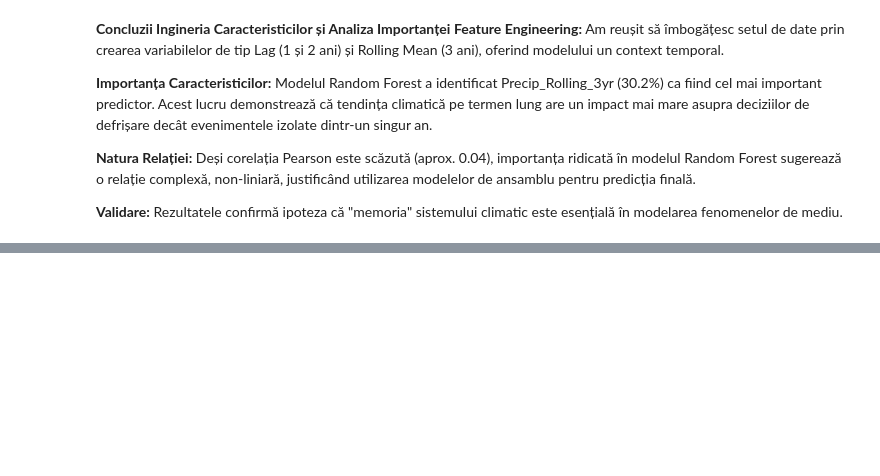
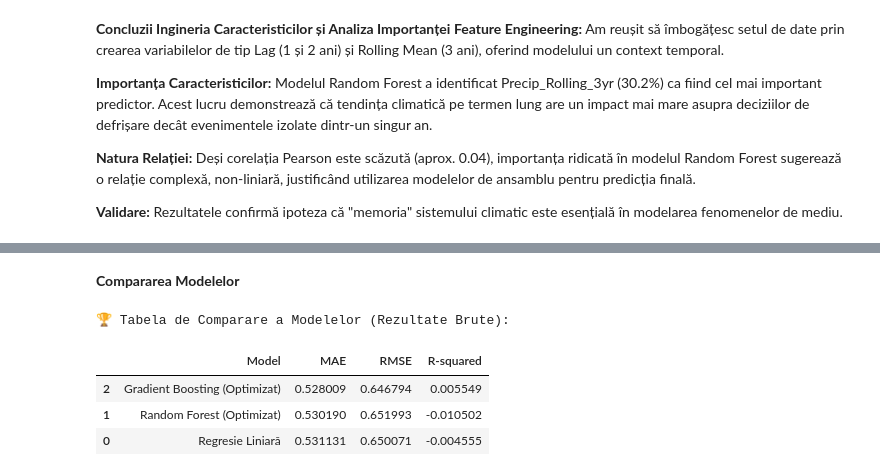
Before and after one commit to Deyutzu/SistemeInteligente, a Jupyter notebook: Analiza_Defrisari.ipynb, the cells around one changed output, grey strips where cells are left out. Drawn from its saved outputs; the diff is of its cells as text; code cells hidden in the pictures; blank space fills up the shorter version.

```diff
--- a/Analiza_Defrisari.ipynb
+++ b/Analiza_Defrisari.ipynb
@@ -312,0 +317,14 @@ Name: Annual_Deforestation_Rate, dtype: float64
+# %%
+
+from sklearn.model_selection import train_test_split
+
+# Definim X (caracteristicile) și y (ținta)
+features = ['Precipitation_mm_Year', 'Precip_Lag_1', 'Precip_Lag_2', 'Precip_Rolling_3yr']
+X = df_ml[features]
+y = df_ml['Annual_Deforestation_Rate']
+
+# Împărțim datele: 80% antrenament, 20% testare
+X_train, X_test, y_train, y_test = train_test_split(X, y, test_size=0.2, random_state=42)
+
+print(f"Date de antrenament: {X_train.shape[0]} rânduri")
+print(f"Date de testare: {X_test.shape[0]} rânduri")
@@ -312,0 +382,28 @@ Name: Annual_Deforestation_Rate, dtype: float64
+# %% [markdown]
+**Compararea Modelelor**
+# %%
+from sklearn.metrics import mean_absolute_error, mean_squared_error, r2_score
+import numpy as np
+import pandas as pd
+
+def evaluate_model(y_true, y_pred, model_name):
+    mae = mean_absolute_error(y_true, y_pred)
+    rmse = np.sqrt(mean_squared_error(y_true, y_pred))
+    r2 = r2_score(y_true, y_pred)
+    return {'Model': model_name, 'MAE': mae, 'RMSE': rmse, 'R-squared': r2}
+
+results = []
+results.append(evaluate_model(y_test, lr_pred, 'Regresie Liniară'))
+results.append(evaluate_model(y_test, rf_pred, 'Random Forest (Optimizat)'))
+results.append(evaluate_model(y_test, gb_pred, 'Gradient Boosting (Optimizat)'))
+
+
+df_results = pd.DataFrame(results).sort_values(by='MAE', ascending=True)
+print("\n🏆 Tabela de Comparare a Modelelor (Rezultate Brute):")
+display(df_results)
+# %% [output]
+🏆 Tabela de Comparare a Modelelor (Rezultate Brute):
+|  | Model | MAE | RMSE | R-squared |
+| 2 | Gradient Boosting (Optimizat) | 0.528009 | 0.646794 | 0.005549 |
+| 1 | Random Forest (Optimizat) | 0.530190 | 0.651993 | -0.010502 |
+| 0 | Regresie Liniară | 0.531131 | 0.650071 | -0.004555 |
```
Also changed, not shown: parts of 6 cells of this notebook.
